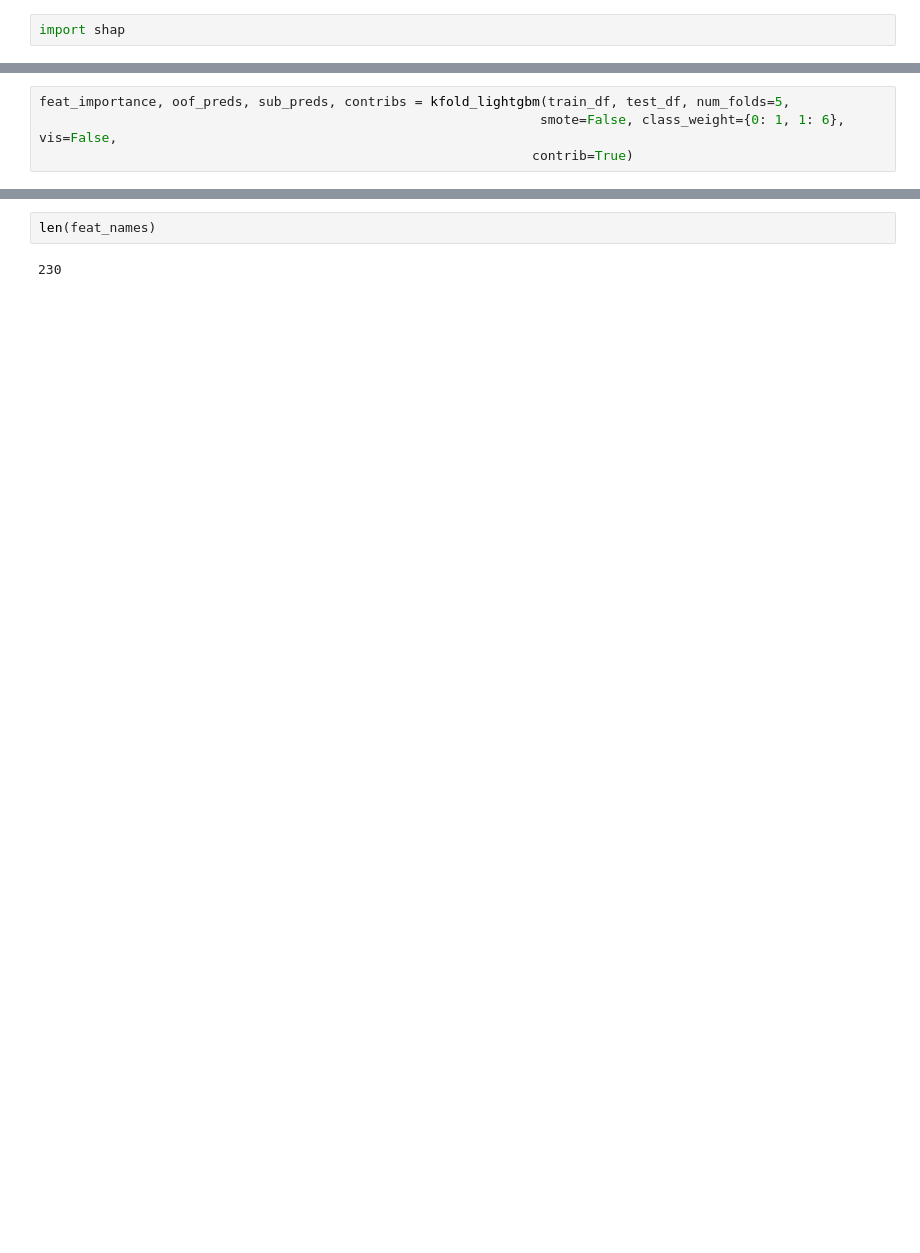
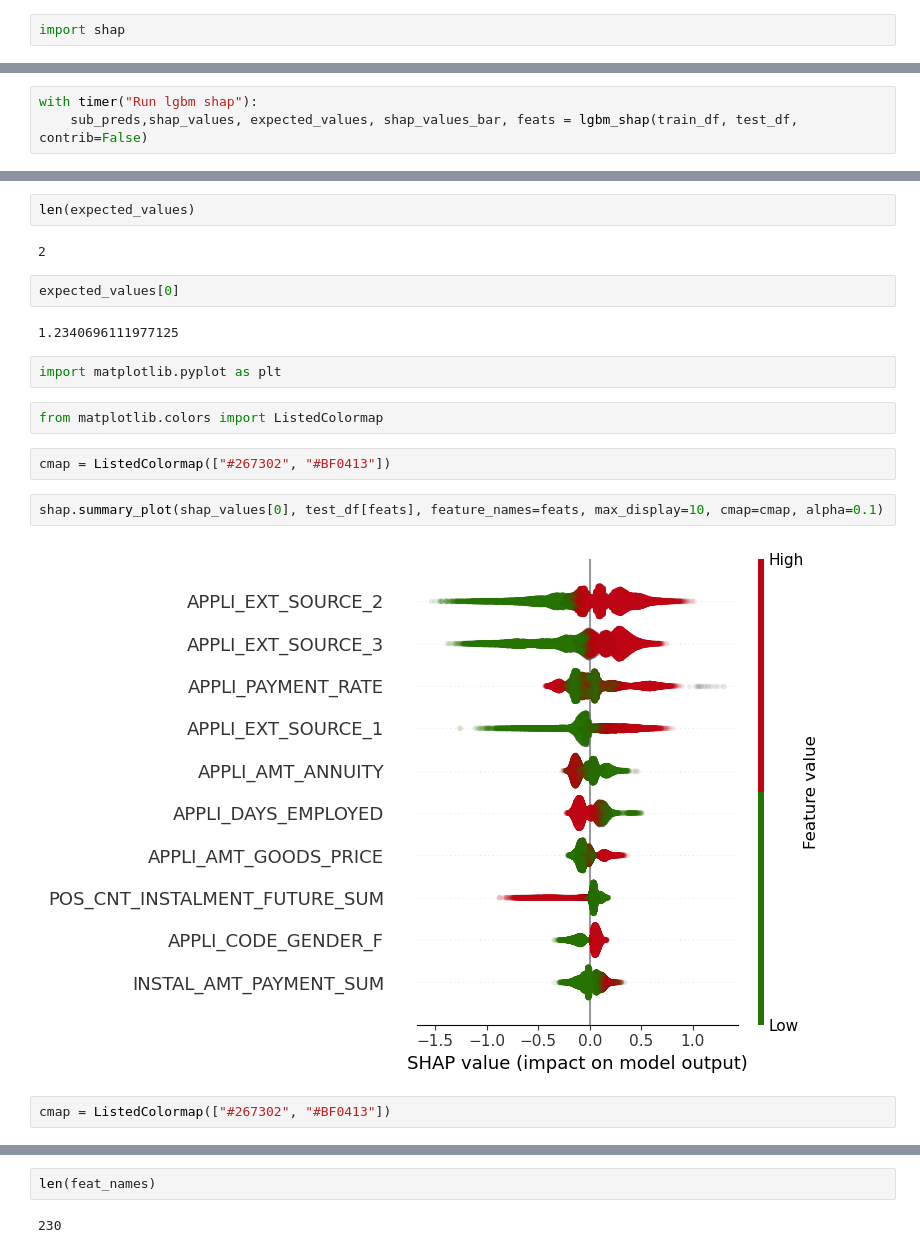
Before and after one commit to cjean-pierre/Openclassrooms, a Jupyter notebook: Data_Scientist/P7_Scoring/P7_SHAP_ANALYSIS.ipynb, the cells around one changed output, grey strips where cells are left out. Cells and saved outputs as stored; diff of their text form; blank space fills up the shorter version.

```diff
--- a/Data_Scientist/P7_Scoring/P7_SHAP_ANALYSIS.ipynb
+++ b/Data_Scientist/P7_Scoring/P7_SHAP_ANALYSIS.ipynb
@@ -22,5 +26 @@ Process credit card balance - done in 0h 00min 06.085402sec
 Preprocessing Done. Train shape: (307511, 232), test shape: (48744, 232)
-# %%
-feat_importance, oof_preds, sub_preds, contribs = kfold_lightgbm(train_df, test_df, num_folds=5,
-                                                                smote=False, class_weight={0: 1, 1: 6}, vis=False,
-                                                               contrib=True)
@@ -77,0 +29,3 @@ population  282686.0   24825.0             None
+# %%
+with timer("Run lgbm shap"):
+    sub_preds,shap_values, expected_values, shap_values_bar, feats = lgbm_shap(train_df, test_df, contrib=False)
@@ -77,0 +47,20 @@ population  282686.0   24825.0             None
+# %%
+len(expected_values)
+# %% [output]
+2
+# %%
+expected_values[0]
+# %% [output]
+1.2340696111977125
+# %%
+import matplotlib.pyplot as plt
+# %%
+from matplotlib.colors import ListedColormap
+# %%
+cmap = ListedColormap(["#267302", "#BF0413"])
+# %%
+shap.summary_plot(shap_values[0], test_df[feats], feature_names=feats, max_display=10, cmap=cmap, alpha=0.1)
+# %% [output]
+[figure, added]
+# %%
+cmap = ListedColormap(["#267302", "#BF0413"])
```
Also changed, not shown: parts of 38 cells of this notebook.
